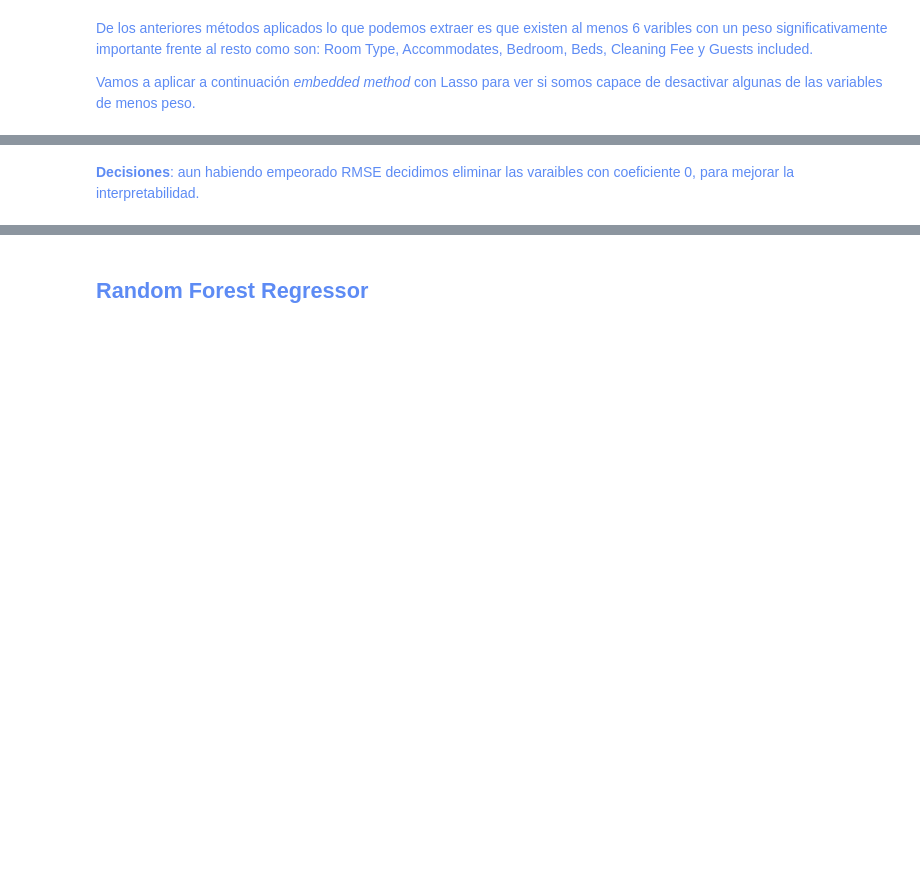
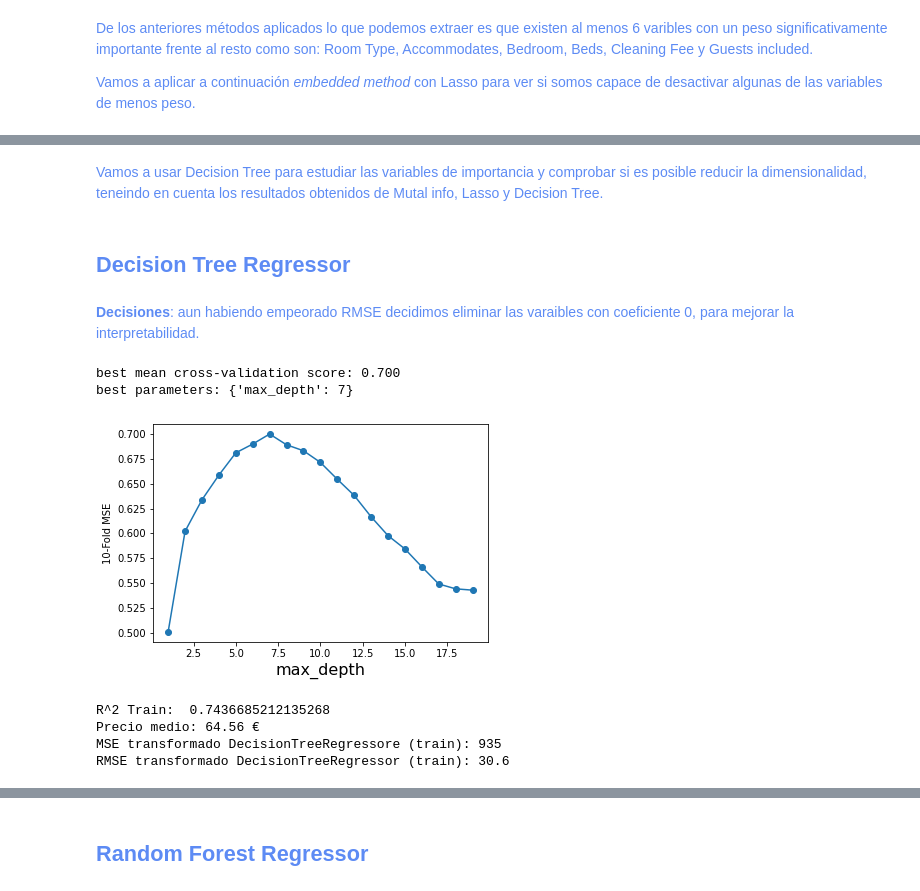
Before and after one commit to IrenaVent/09-machine-learning, a Jupyter notebook: Practica-Machine-Learning-Irena-Vent.ipynb, the cells around one changed output, grey strips where cells are left out. Cells and saved outputs as stored; diff of their text form; code cells hidden in the pictures; blank space fills up the shorter version.

```diff
--- a/Practica-Machine-Learning-Irena-Vent.ipynb
+++ b/Practica-Machine-Learning-Irena-Vent.ipynb
@@ -507,2 +743,53 @@ for f,wi in zip(feature_names,w):
+# %% [markdown]
+<span style="color:#5D8BF4"> Vamos a usar Decision Tree para estudiar las variables de importancia y comprobar si es posible reducir la dimensionalidad, teneindo en cuenta los resultados obtenidos de Mutal info, Lasso y Decision Tree.</span>
+# %% [markdown]
+##  <span style="color:#5D8BF4"> Decision Tree Regressor <span>
 # %% [markdown]
 <span style="color:#5D8BF4"> **Decisiones**: aun habiendo empeorado RMSE decidimos eliminar las varaibles con coeficiente 0, para mejorar la interpretabilidad.</span>
+# %%
+from sklearn.tree import DecisionTreeRegressor
+from sklearn.model_selection import GridSearchCV
+from sklearn import tree
+
+maxDepth = range(1,20)
+param_grid = {'max_depth': maxDepth }
+grid = GridSearchCV(DecisionTreeRegressor(random_state=0), param_grid=param_grid, cv = 20)
+grid.fit(XtrainScaled, y_train)
+print("best mean cross-validation score: {:.3f}".format(grid.best_score_))
+print("best parameters: {}".format(grid.best_params_))
+
+scores = np.array(grid.cv_results_['mean_test_score'])
+plt.plot(maxDepth,scores,'-o')
+plt.xlabel('max_depth',fontsize=16)
+plt.ylabel('10-Fold MSE')
+#plt.ylim((-1, 0))
+plt.show()
+# %% [output]
+best mean cross-validation score: 0.700
+best parameters: {'max_depth': 7}
+[figure, added]
+# %%
+from sklearn.metrics import mean_squared_error
+
+# probamos modelo con los valores óptimos
+
+maxDepthOptimo = grid.best_params_['max_depth']
+treeModel = DecisionTreeRegressor(max_depth=maxDepthOptimo).fit(XtrainScaled,y_train)
+
+print("R^2 Train: ",treeModel.score(XtrainScaled,y_train))
+
+# mostramos métricas
+
+ytraingrid = grid.predict(XtrainScaled)
+mseTrainModelGrid = mean_squared_error(y_train,ytraingrid)
+
+mseTrainModelGrid = mean_squared_error(10**y_train,10**ytraingrid)
+
+print(f'Precio medio: {round(df_train["Price"].mean(), 2)} €')
+print('MSE transformado DecisionTreeRegressore (train): %0.3g' % mseTrainModelGrid)
+print('RMSE transformado DecisionTreeRegressor (train): %0.3g' % np.sqrt(mseTrainModelGrid))
+# %% [output]
+R^2 Train:  0.7436685212135268
+Precio medio: 64.56 €
+MSE transformado DecisionTreeRegressore (train): 935
+RMSE transformado DecisionTreeRegressor (train): 30.6
```
Also changed, not shown: parts of 89 cells of this notebook, 1 other file.
